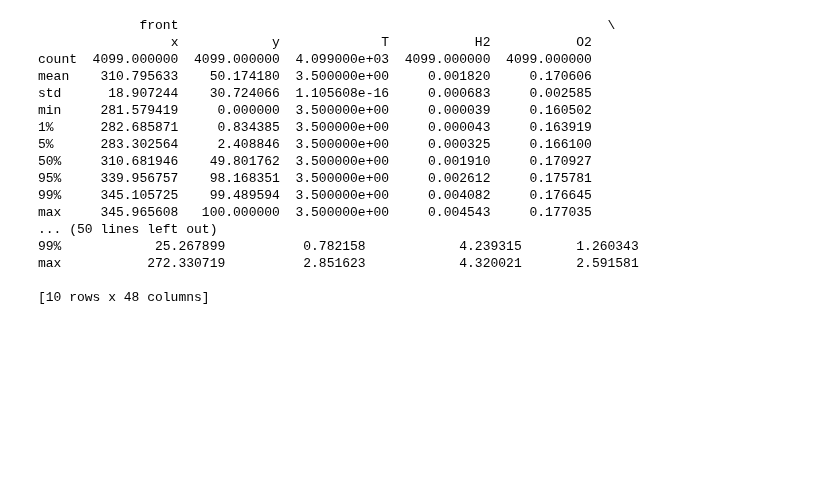
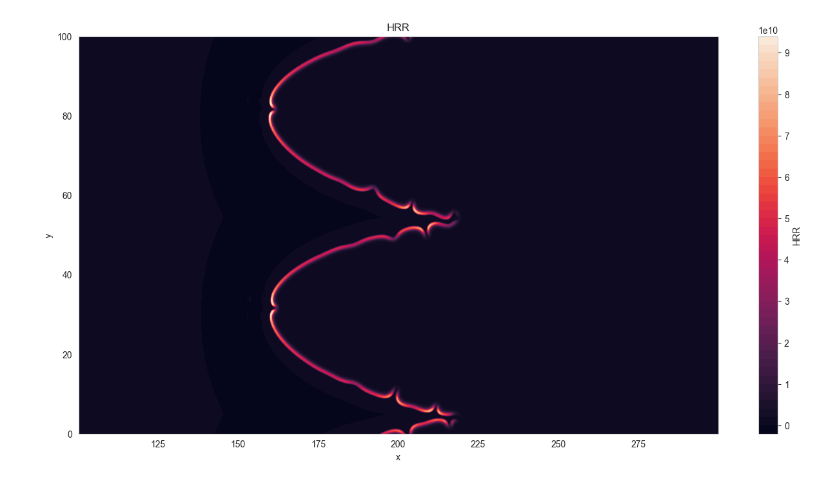
Before and after one commit to AlexandrosNtakoulas/FLAME-rf, a Jupyter notebook: notebooks/Extract_flame_front.ipynb, the cells around one changed output. Drawn from its saved outputs; the diff is of its cells as text; code cells hidden in the pictures; blank space fills up the shorter version.

```diff
--- a/notebooks/Extract_flame_front.ipynb
+++ b/notebooks/Extract_flame_front.ipynb
@@ -300,34 +100,0 @@ plt.show()
-# %%
-import pandas as pd
-num_cols = df.select_dtypes(include='number').columns.intersection(
-    front.select_dtypes(include='number').columns
-)
-
-desc_df    = front[num_cols].describe(percentiles=[0.01, 0.05, 0.5, 0.95, 0.99])
-desc_front = front_old[num_cols].describe(percentiles=[0.01, 0.05, 0.5, 0.95, 0.99])
-
-# Put them side-by-side
-desc_both = pd.concat(
-    {'front': desc_df, 'front_old': desc_front},
-    axis=1
-)
-
-print(desc_both)
-# %% [output]
-             front                                                       \
-                 x            y             T           H2           O2
-count  4099.000000  4099.000000  4.099000e+03  4099.000000  4099.000000
-mean    310.795633    50.174180  3.500000e+00     0.001820     0.170606
-std      18.907244    30.724066  1.105608e-16     0.000683     0.002585
-min     281.579419     0.000000  3.500000e+00     0.000039     0.160502
-1%      282.685871     0.834385  3.500000e+00     0.000043     0.163919
-5%      283.302564     2.408846  3.500000e+00     0.000325     0.166100
-50%     310.681946    49.801762  3.500000e+00     0.001910     0.170927
-95%     339.956757    98.168351  3.500000e+00     0.002612     0.175781
-99%     345.105725    99.489594  3.500000e+00     0.004082     0.176645
-max     345.965608   100.000000  3.500000e+00     0.004543     0.177035
-... (50 lines left out)
-99%            25.267899          0.782158            4.239315       1.260343
-max           272.330719          2.851623            4.320021       2.591581
-
-[10 rows x 48 columns]
@@ -365,0 +101,14 @@ for pl in plotters:
+# %%
+df_sub = df[(df["x"]>100)& (df["x"]<300)]
+plt.figure(figsize=(16, 8))
+cf = plt.tricontourf(
+    df_sub["x"], df_sub["y"], df_sub[plot_var],
+    levels=50,
+)
+plt.xlabel("x")
+plt.ylabel("y")
+plt.title(str(plot_var))  # instead of empty f""
+plt.colorbar(cf, label=plot_var)
+plt.show()
+# %% [output]
+[figure, added]
```
Also changed, not shown: parts of 15 cells of this notebook, 9 other files.
